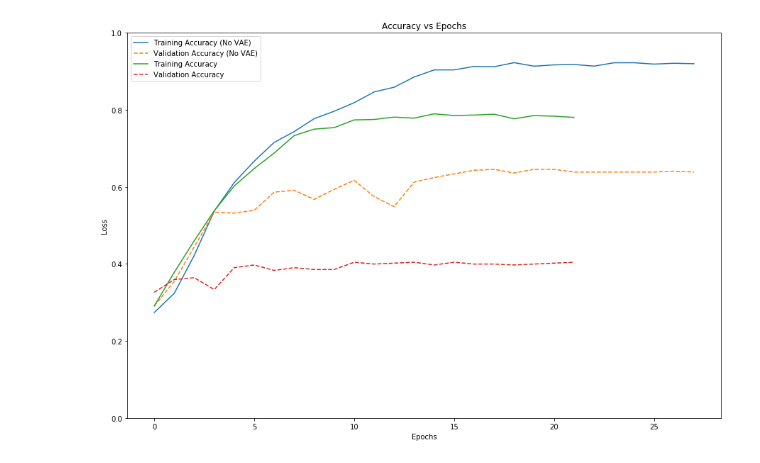
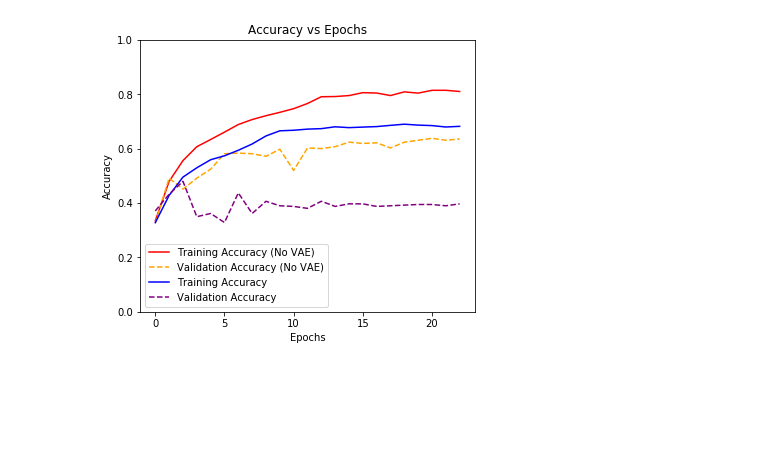
Before and after one commit to ltecot/eeg_project, a Jupyter notebook: graphs.ipynb, the cells around one changed output. Cells and saved outputs as stored; diff of their text form; code cells hidden in the pictures; blank space fills up the shorter version.

```diff
--- a/graphs.ipynb
+++ b/graphs.ipynb
@@ -5,16 +5,18 @@ import matplotlib.pyplot as plt
 df_no_vae= pd.read_csv("training_no_vae.log")
 df_vae = pd.read_csv("training_vae.log")
 # %%
-fig = plt.figure(figsize=(15,10))
+fig = plt.figure(figsize=(6,5))
 
 plt.title("Loss vs Epochs")
 plt.xlabel("Epochs")
 plt.ylabel("Loss")
 
-plt.plot(df_no_vae['epoch'], df_no_vae['loss'], label='Training Loss (No VAE)')
-plt.plot(df_no_vae['epoch'], df_no_vae['val_loss'], linestyle='--', label='Validation Loss (No VAE)')
-plt.plot(df_vae['epoch'], df_vae['loss'], label='Training Loss')
-plt.plot(df_vae['epoch'], df_vae['val_loss'], linestyle='--', label='Validation Loss')
+size = min(len(df_no_vae['epoch']), len(df_vae['epoch']))
+
+plt.plot(df_no_vae['epoch'][:size], df_no_vae['loss'][:size], label='Training Loss (No VAE)', color='red')
+plt.plot(df_no_vae['epoch'][:size], df_no_vae['val_loss'][:size], linestyle='--', label='Validation Loss (No VAE)', color='orange')
+plt.plot(df_vae['epoch'][:size], df_vae['loss'][:size], label='Training Loss', color='blue')
+plt.plot(df_vae['epoch'][:size], df_vae['val_loss'][:size], linestyle='--', label='Validation Loss', color='purple')
 plt.legend()
 plt.show()
 # %% [output]
@@ -22,16 +24,16 @@ plt.show()
 # %%
-fig = plt.figure(figsize=(15,10))
+fig = plt.figure(figsize=(6,5))
 
 plt.title("Accuracy vs Epochs")
 plt.xlabel("Epochs")
-plt.ylabel("Loss")
+plt.ylabel("Accuracy")
 plt.ylim(0, 1)
 
-plt.plot(df_no_vae['epoch'], df_no_vae['acc'], label='Training Accuracy (No VAE)')
-plt.plot(df_no_vae['epoch'], df_no_vae['val_acc'], linestyle='--', label='Validation Accuracy (No VAE)')
-plt.plot(df_vae['epoch'], df_vae['acc'], label='Training Accuracy')
-plt.plot(df_vae['epoch'], df_vae['val_acc'], linestyle='--', label='Validation Accuracy')
+plt.plot(df_no_vae['epoch'][:size], df_no_vae['acc'][:size], label='Training Accuracy (No VAE)', color='red')
+plt.plot(df_no_vae['epoch'][:size], df_no_vae['val_acc'][:size], linestyle='--', label='Validation Accuracy (No VAE)', color='orange')
+plt.plot(df_vae['epoch'][:size], df_vae['acc'][:size], label='Training Accuracy', color='blue')
+plt.plot(df_vae['epoch'][:size], df_vae['val_acc'][:size], linestyle='--', label='Validation Accuracy', color='purple')
 plt.legend()
 plt.show()
 # %% [output]
-[figure, old version]
+[figure, new version]
```
Also changed, not shown: parts of 1 cell of this notebook, 5 other files.
